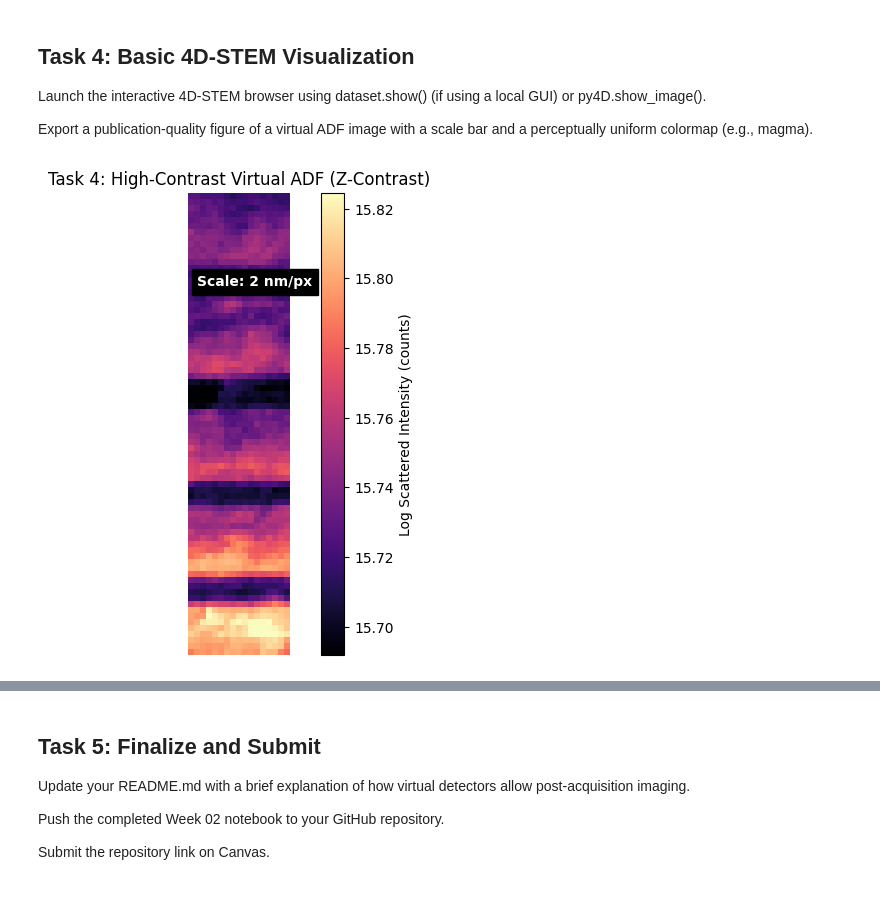
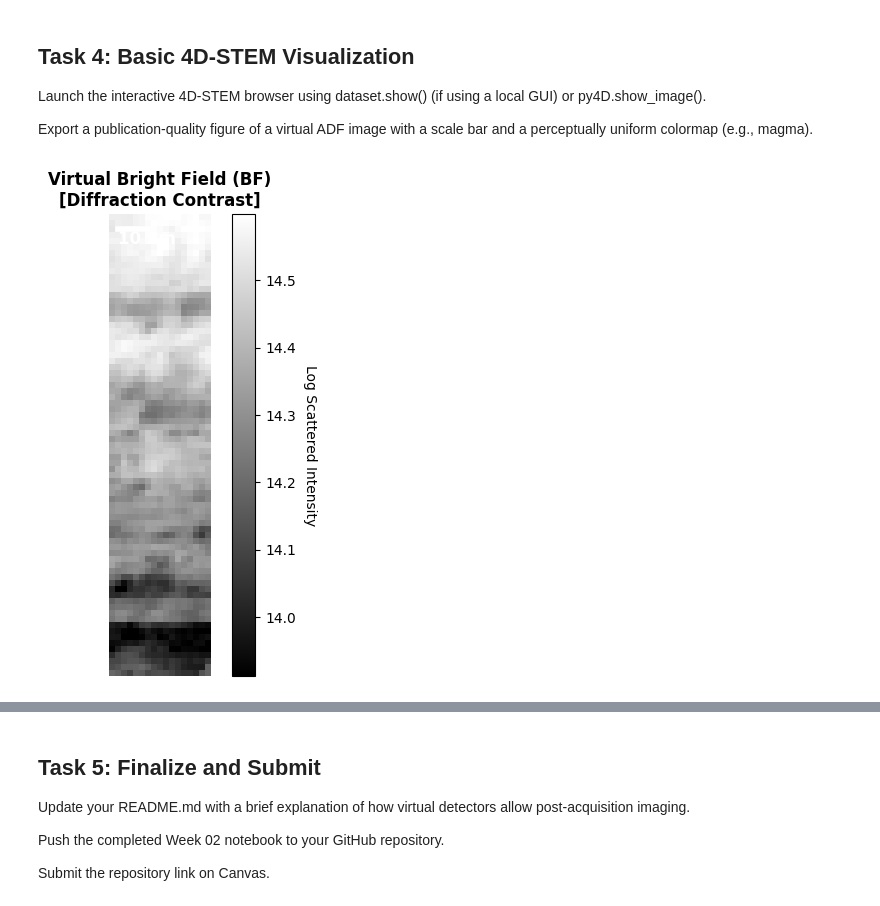
Before and after one commit to Shu-0109/MATSCI465_ShuhangXia, a Jupyter notebook: assignment02/assignment_02_setup.ipynb, the cells around one changed output, grey strips where cells are left out. Saved outputs shown, nothing was run; the diff lists cells and outputs as text; code cells hidden in the pictures.

```diff
--- a/assignment02/assignment_02_setup.ipynb
+++ b/assignment02/assignment_02_setup.ipynb
@@ -55,7 +55,7 @@ Perform Center of Mass (CoM) correction using dataset.get_diffraction_shifts() t
 #import py4DSTEM
 
 # 1. Load the dataset (Task 2 requirement)
-dataset = py4DSTEM.import_file('Si-SiGe.dm4')
+dataset = py4DSTEM.import_file(r"C:\Users\XIA\Desktop\465\Assignment02\Si-SiGe.dm4")
 
 # 2. Set the scan step size (Real-space calibration)
 # This converts scan pixels into physical units (nm)
@@ -227,37 +227,88 @@ Export a publication-quality figure of a virtual ADF image with a scale bar and
 # %%
 import numpy as np
 import matplotlib.pyplot as plt
 
-# 1. Physics Setup: Define beam center and detector geometry
+# --- 1. Settings & Calibration ---
+# Beam center from Task 2 calibration
 cy, cx = 239.72, 223.63
-adf_inner, adf_outer = 50, 100
+scan_step_nm = 2.0
+bf_r = 20
+adf_in, adf_out = 50, 100
 
-# 2. Creating the Virtual Mask: Map the detector to the diffraction plane
-# Create a 2D coordinate grid matching the diffraction pattern dimensions (480x448).
+# --- 2. Reconstruction ---
 yy, xx = np.ogrid[:480, :448]
-# Calculate the squared Euclidean distance from each pixel to the calibrated center.
 dist_sq = (yy - cy)**2 + (xx - cx)**2
-# Create a boolean mask: True for pixels within the annular region, False otherwise.
-adf_mask = (dist_sq >= adf_inner**2) & (dist_sq <= adf_outer**2)
 
-# 3. Dimensional Integration: Reconstruct 2D image from 4D datacube
+bf_mask = dist_sq <= bf_r**2
+adf_mask = (dist_sq >= adf_in**2) & (dist_sq <= adf_out**2)
 
+# Integrate over diffraction dimensions
+bf_image = np.sum(dataset.data[bf_mask, :, :], axis=0)
 adf_image = np.sum(dataset.data[adf_mask, :, :], axis=0)
 
-# 4. Image Enhancement: Addressing high dynamic range and noise
+# Log scale for display [cite: 2026-01-26]
+bf_log = np.log1p(bf_image)
+adf_log = np.log1p(adf_image)
 
-adf_log = np.log1p(adf_image)
+# --- 3. Figure 1: Virtual BF (Black & White with Colorbar) ---
+plt.figure(figsize=(7, 6)) # 稍微加宽一点，给 colorbar 留出空间
+vmin, vmax = np.percentile(bf_log, [1, 99])
+
+im_bf = plt.imshow(bf_log, cmap='gray', vmin=vmin, vmax=vmax)
+plt.title("Virtual Bright Field (BF)\n[Diffraction Contrast]", fontweight='bold')
+
+
+cbar = plt.colorbar(im_bf, fraction=0.046, pad=0.04)
+cbar.set_label('Log Scattered Intensity', rotation=270, labelpad=15)
+
+
+plt.plot([1, 6], [2, 2], color='white', lw=4)
+plt.text(1, 4.5, '10 nm', color='white', weight='bold', fontsize=12)
+
+plt.axis('off')
+plt.savefig('Task4_BF_BW_with_Cbar.png', dpi=300, bbox_inches='tight')
+plt.show()
+
+
+# --- 4. Figure 2: Virtual ADF (Magma) ---
+plt.figure(figsize=(6, 6))
 vmin, vmax = np.percentile(adf_log, [1, 99.5])
+im = plt.imshow(adf_log, cmap='magma', vmin=vmin, vmax=vmax)
+plt.title("Virtual Annular Dark Field (ADF)\n[Z-Contrast]", fontweight='bold')
+plt.colorbar(im, fraction=0.046, pad=0.04) # Match your colorbar style
+# Scale bar
+plt.plot([1, 6], [2, 2], color='white', lw=4)
+plt.text(1, 4.5, '10 nm', color='white', weight='bold', fontsize=12)
+plt.axis('off')
+plt.savefig('Task4_ADF_Magma.png', dpi=300, bbox_inches='tight')
+plt.show()
 
-# 5. Final Visualization: Scientific display for publication
-plt.figure(figsize=(8, 6))
-im = plt.imshow(adf_log, cmap='magma', vmin=vmin, vmax=vmax)
-plt.title("Task 4: High-Contrast Virtual ADF (Z-Contrast)")
-plt.colorbar(im, label='Log Scattered Intensity (counts)')
+# --- 5. Figure 3: ADF Intensity Profile (Matches your style) ---
+# Calculate mean intensity along height (Y direction)
+y_profile = np.mean(adf_image, axis=1)
+pos_nm = np.arange(len(y_profile)) * scan_step_nm
 
-# Add Scale Bar: Using the real-space calibration of 2.0 nm/pixel.
-plt.text(1, 15, 'Scale: 2 nm/px', color='white', backgroundcolor='black', weight='bold')
-plt.axis('off') # Remove axis ticks for a clean academic figure
+plt.figure(figsize=(9, 6))
+# Use orange color to match your uploaded image
+plt.plot(pos_nm, y_profile, color='orange', lw=2.5)
+plt.title("ADF Intensity Profile (Along Scan Height)", fontsize=14)
+plt.xlabel("Position (nm)", fontsize=12)
+plt.ylabel("Mean Intensity (a.u.)", fontsize=12)
+plt.grid(True, linestyle='-', alpha=0.2)
+plt.savefig('Task4_ADF_Profile_Y.png', dpi=300)
 plt.show()
+
+# --- 6. Figure 4: Lateral Profile ---
+x_profile = np.mean(adf_image, axis=0)
+pos_x_nm = np.arange(len(x_profile)) * scan_step_nm
+
+plt.figure(figsize=(9, 4))
+plt.plot(pos_x_nm, x_profile, color='orange', lw=2)
+plt.title("ADF Intensity Profile (Lateral Variation)", fontsize=14)
+plt.xlabel("Position (nm)")
+plt.ylabel("Mean Intensity (a.u.)")
+plt.grid(True, linestyle='-', alpha=0.2)
+plt.savefig('Task4_ADF_Profile_X.png', dpi=300)
+plt.show()
 # %% [output]
-[figure, old version]
+[figure, new version]
```
Also changed, not shown: parts of 2 cells of this notebook.
